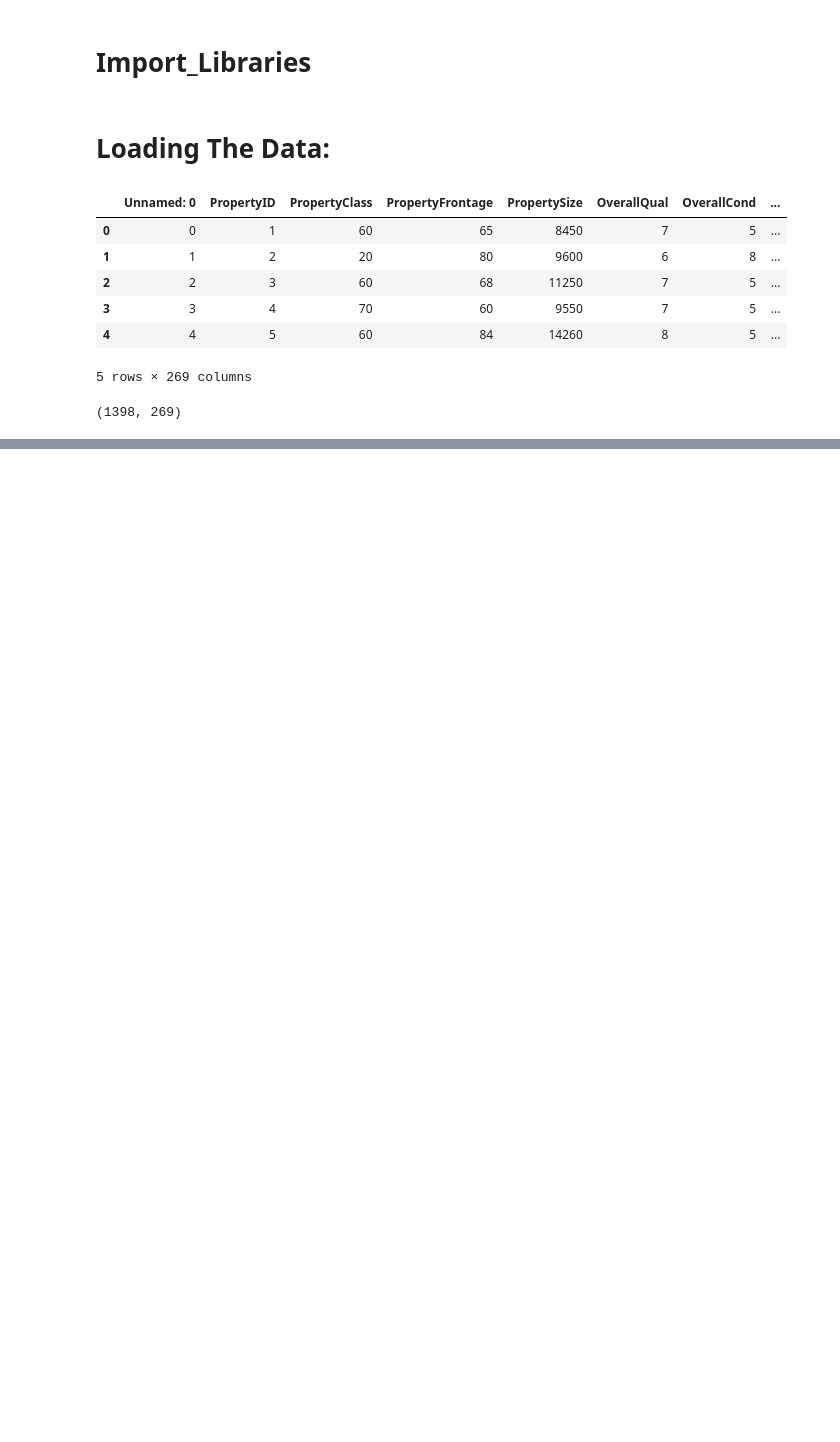
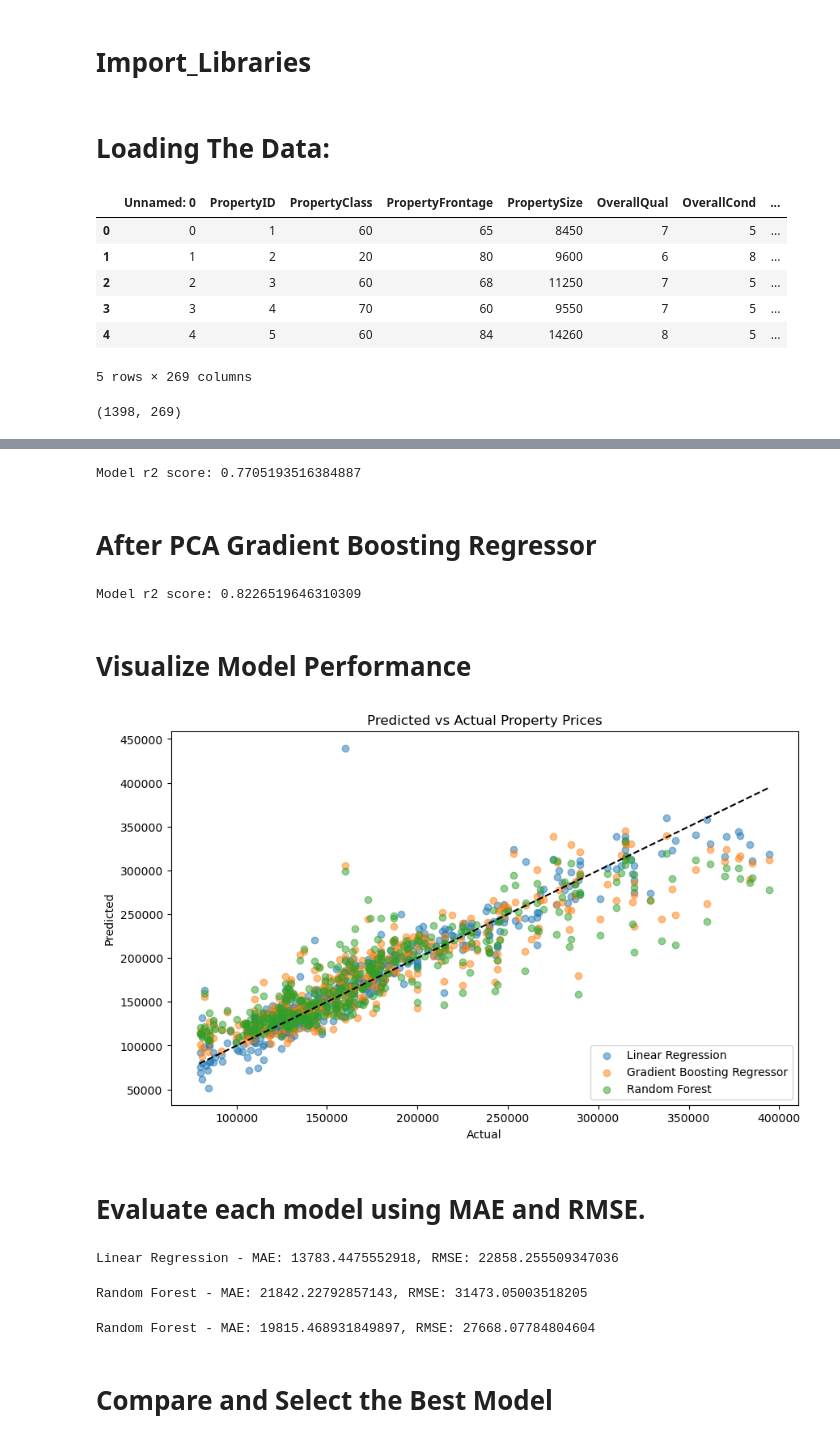
Before and after one commit to MohdJubairKhan/Capstone-Project---1-digi-chrome-, a Jupyter notebook: Notebook/Model_Selection.ipynb, the cells around one changed output, grey strips where cells are left out. Saved outputs shown, nothing was run; the diff lists cells and outputs as text; code cells hidden in the pictures; blank space fills up the shorter version.

```diff
--- a/Notebook/Model_Selection.ipynb
+++ b/Notebook/Model_Selection.ipynb
@@ -27,0 +139,4 @@ df.shape
+# %%
+pca_lr_model = LinearRegression()
+pca_lr_model.fit(x_train_scaled, y_train)
+lr_y_pred1 = pca_lr_model.predict(x_test_scaled)
@@ -27,0 +150,4 @@ df.shape
+# %%
+pca_dt_model = DecisionTreeRegressor(random_state=42)
+pca_dt_model.fit(x_train_scaled, y_train)
+dt_y_pred2 = pca_dt_model.predict(x_test_scaled)
@@ -27,0 +161,62 @@ df.shape
+# %%
+pca_rf_model = RandomForestRegressor(random_state=42, n_estimators=100)
+pca_rf_model.fit(x_train_scaled, y_train)
+rf_y_pred3 = pca_rf_model.predict(x_test_scaled)
+# %%
+score = r2_score(y_test, rf_y_pred3)
+print(f'Model r2 score: {score}')
+# %% [output]
+Model r2 score: 0.7705193516384887
+# %% [markdown]
+# After PCA Gradient Boosting Regressor
+# %%
+pca_gr_model = GradientBoostingRegressor()
+pca_gr_model.fit(x_train_scaled, y_train)
+gb_y_pred4 = pca_gr_model.predict(x_test_scaled)
+# %%
+score = r2_score(y_test, gb_y_pred4)
+print(f'Model r2 score: {score}')
+# %% [output]
+Model r2 score: 0.8226519646310309
+# %% [markdown]
+# Visualize Model Performance
+# %%
+plt.figure(figsize=(10, 6))
+
+plt.scatter(y_test, lr_y_pred1, label='Linear Regression', alpha=0.5)
+plt.scatter(y_test, gb_y_pred4, label='Gradient Boosting Regressor', alpha=0.5)
+plt.scatter(y_test, rf_y_pred3, label='Random Forest', alpha=0.5)
+
+plt.plot([Y.min(), Y.max()], [Y.min(), Y.max()], '--k')
+plt.xlabel('Actual')
+plt.ylabel('Predicted')
+plt.title('Predicted vs Actual Property Prices')
+plt.legend()
+plt.show()
+# %% [output]
+[figure, added]
+# %% [markdown]
+# Evaluate each model using MAE and RMSE.
+# %%
+#Linear Regression Metrics
+mae_linear = mean_absolute_error(y_test, lr_y_pred1)
+rmse_linear = np.sqrt(mean_squared_error(y_test, lr_y_pred1))
+print(f"Linear Regression - MAE: {mae_linear}, RMSE: {rmse_linear}")
+# %% [output]
+Linear Regression - MAE: 13783.4475552918, RMSE: 22858.255509347036
+# %%
+#Random Forest Metrics
+mae_forest = mean_absolute_error(y_test, rf_y_pred3)
+rmse_forest = np.sqrt(mean_squared_error(y_test, rf_y_pred3))
+print(f"Random Forest - MAE: {mae_forest}, RMSE: {rmse_forest}")
+# %% [output]
+Random Forest - MAE: 21842.22792857143, RMSE: 31473.05003518205
+# %%
+#Gradient Boosting Regressor Metrics
+mae_gradient = mean_absolute_error(y_test, gb_y_pred4)
+rmse_gradient = np.sqrt(mean_squared_error(y_test, gb_y_pred4))
+print(f"Random Forest - MAE: {mae_gradient}, RMSE: {rmse_gradient}")
+# %% [output]
+Random Forest - MAE: 19815.468931849897, RMSE: 27668.07784804604
+# %% [markdown]
+# Compare and Select the Best Model
```
Also changed, not shown: parts of 38 cells of this notebook.
